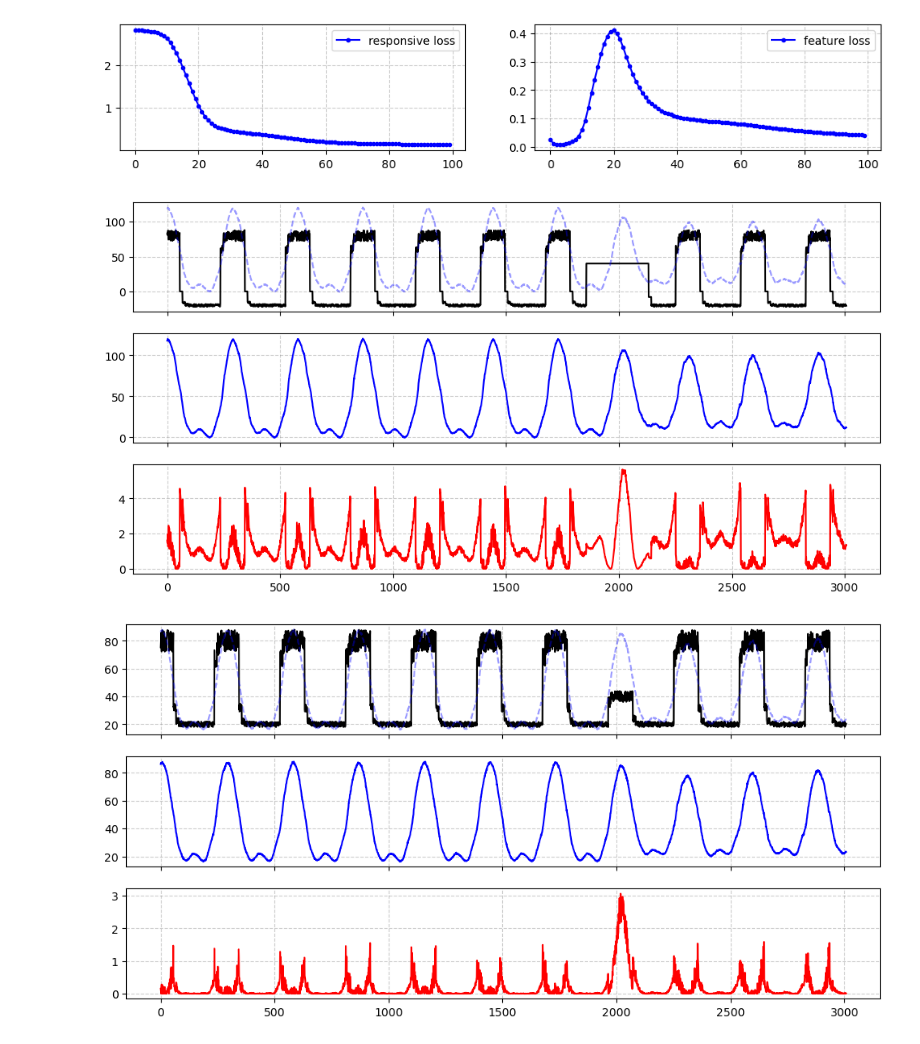
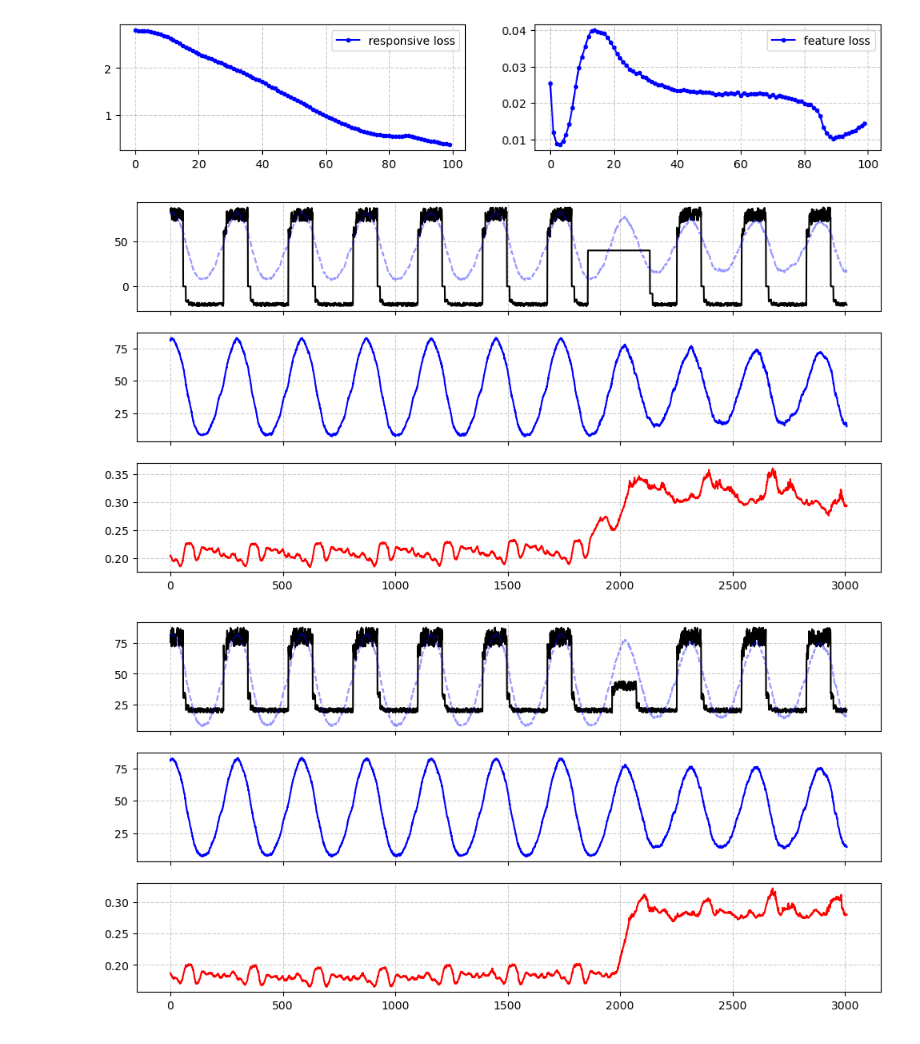
Before and after one commit to Jhbai/DeepLearning_TimeSeriesModel, a Jupyter notebook: FC_VAE/dev_teacher_student.ipynb, the cells around one changed output. Cells and saved outputs as stored; diff of their text form; code cells hidden in the pictures.

Commit message:
unfold method used

```diff
--- a/FC_VAE/dev_teacher_student.ipynb
+++ b/FC_VAE/dev_teacher_student.ipynb
@@ -16,12 +16,13 @@ import os, sys
 os.environ["KMP_DUPLICATE_LIB_OK"]="TRUE"
 sys.dont_write_bytecode = True
 # %%
-class z_score:
+class z_score(nn.Module):
     def __init__(self, x):
-        self.mean = float(np.mean(x))
-        self.std = float(np.std(x))
-    def transform(self, data):
-        out = (np.array(data) - self.mean)/self.std
+        super(z_score, self).__init__()
+        self.mean = torch.mean(x)
+        self.std = torch.std(x)
+    def forward(self, data):
+        out = (data - self.mean)/self.std
         return out
     def reform(self, data):
         out = data*self.std + self.mean
@@ -60,15 +61,14 @@ class Student(nn.Module):
         self.z_score = z_score
 
     def forward(self, x):
-        x = self.z_score.transform(x)
-        x = [x[i-self.n_dim:i] for i in range(self.n_dim, len(x))]
-        x = torch.tensor(x).to(torch.float32)
+        x = self.z_score(x)
+        x = x.unfold(0, self.n_dim, 1)
         x = self.quant(x)
         out = self.encoder(x)
         out = self.decoder(out)
         out = self.dequant(out)
         out = self.z_score.reform(out)
-        return out[:, -1].tolist()
+        return out[:, -1]
 
     def _train(self, x):
         # Quantization
@@ -85,20 +85,20 @@ class Student(nn.Module):
         return x_hat, z
 
     def anomaly(self, x):
-        x = self.z_score.transform(x)
-        data = [x[i-self.n_dim:i] for i in range(self.n_dim, len(x))]
-        data = torch.tensor(data).to(torch.float32)
+        x = self.z_score(x)
+        data = x.unfold(0, self.n_dim, 1)
         data = self.quant(data)
         out = self.encoder(data)
         out = self.decoder(out)
-        pred = self.dequant(out)
-        recon = pred[:, -1]
-        scores = (recon - torch.tensor(x[-recon.shape[0]:]).to(torch.float32))**2
-        return scores.tolist()
+        recon = self.dequant(out)
+        data = self.dequant(data)
+        scores = torch.mean((recon - data[-recon.shape[0]:])**2, dim = 1)
+        return scores
 
 def fit(data, teacher):
     # Train the teacher first
     teacher.train()
+    data = torch.tensor(data, dtype = torch.float32)
     teacher.fit(data)
     teacher.eval()
 
@@ -110,8 +110,11 @@ def fit(data, teacher):
     _z_score = z_score(data)
     student = Student(teacher.n_dim, (teacher.n_hid2 * 2 + teacher.n_dim)//8, _z_score)
     student.train()
-    data = _z_score.transform(data)
-    data = torch.tensor([data[i-teacher.n_dim:i] for i in range(teacher.n_dim, len(data))]).to(torch.float32)
+    student.qconfig = torch.quantization.get_default_qat_qconfig('fbgemm')
+    student = torch.quantization.prepare_qat(student, inplace=False)
+    data = torch.tensor(data, dtype = torch.float32)
+    data = _z_score(data)
+    data = data.unfold(0, teacher.n_dim, 1)
     dataloader = DataLoader(MyDataSet(data), batch_size = 1024, shuffle = True)
     optimizer = optim.AdamW(student.parameters(), lr = 1e-4, weight_decay = 1e-2)
     while True:
@@ -150,7 +153,7 @@ def fit(data, teacher):
             if epochs == 100: break
         except KeyboardInterrupt:
             break
-    return student
+    return torch.quantization.convert(student.eval(), inplace=False)
 # %%
 from model import FCVAE
 path = "./artificialNoAnomaly/"
@@ -161,27 +164,27 @@ device = torch.device("cuda" if torch.cuda.is_available() else "cpu")
 teacher = FCVAE(n_dim = 1024, n_hid1 = 512, n_hid2 = 256, n_seq = 128).to(device)
 student = fit(data, teacher)
 # %% [output]
-[figure, old version]
+[figure, new version]
 # %%
 path = "./artificialWithAnomaly/"
 files = os.listdir(path)
 cols = ["timestamp", "value"]
 
 for case in (0, 1, 2, 3):
-    ts_data = pd.read_csv(path + files[case])[cols[1]].tolist()
+    ts_data = torch.tensor(pd.read_csv(path + files[case])[cols[1]].tolist(), dtype = torch.float32)
 
     anomalies = student.anomaly(ts_data)
     recon = student(ts_data)
 
     fig, ax = plt.subplots(3, 1, figsize = (12, 6), sharex=True)
     ax[0].plot(ts_data[-len(recon):], color = "black")
     ax[0].plot(recon, color = "blue", linestyle = "--", alpha = .4)
     ax[1].plot(recon, color = "blue", linestyle = "-")
     ax[2].plot(anomalies, color = "red")
     ax[0].grid(linestyle = "--", color = "gray", alpha = .4)
     ax[1].grid(linestyle = "--", color = "gray", alpha = .4)
     ax[2].grid(linestyle = "--", color = "gray", alpha = .4)
     plt.show()
 # %% [output]
-[figure, old version]
+[figure, new version]
-[figure, old version]
+[figure, new version]
```
Also changed, not shown: parts of 4 cells of this notebook, 3 other files.
